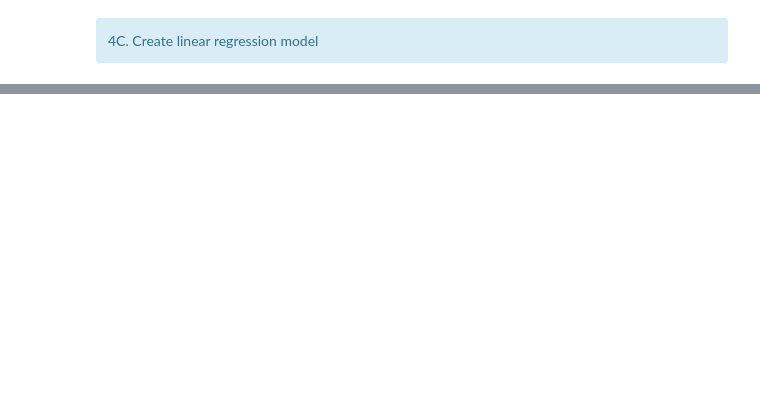
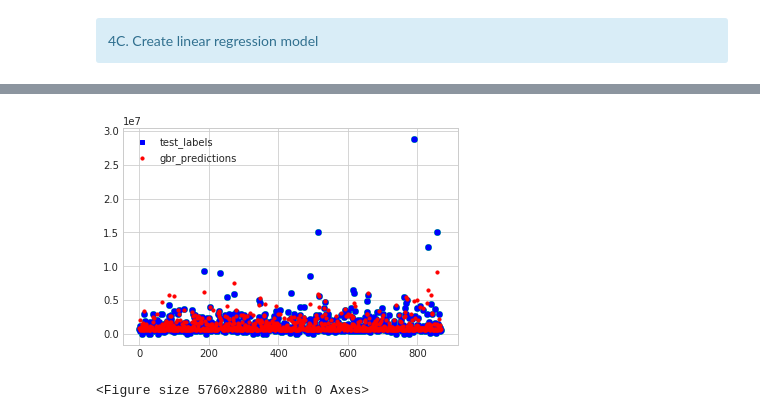
Before and after one commit to stevengarloklee/ckme136-toronto-housing-project, a Jupyter notebook: CKME136 - Capstone Project - Toronto Real Estate Listings - Step 4 - Predictions.ipynb, the cells around one changed output, grey strips where cells are left out. Drawn from its saved outputs; the diff is of its cells as text; code cells hidden in the pictures; blank space fills up the shorter version.

Commit message:
more model predictions

```diff
--- a/CKME136 - Capstone Project - Toronto Real Estate Listings - Step 4 - Predictions.ipynb
+++ b/CKME136 - Capstone Project - Toronto Real Estate Listings - Step 4 - Predictions.ipynb
@@ -71,4 +77,4 @@ y = df_all_features_dataset['listing_price_int']
 # %%
 # Train model
 lm = linear_model.LinearRegression()
-model = lm.fit(train_features, train_labels)
+lm.fit(train_features, train_labels)
@@ -112,0 +104,3 @@ Linear model r^2 score: 0.65
+# %%
+en = ElasticNet(random_state=0)
+en.fit(train_features, train_labels)
@@ -121,0 +165,5 @@ rf.fit(train_features, train_labels)
+# %%
+# instantiate model
+gbr = GradientBoostingRegressor(n_estimators=1000, learning_rate=0.1, max_depth=1, random_state=0, loss='ls')
+#train model
+gbr.fit(train_features, train_labels)
@@ -122,9 +178,8 @@ rf.fit(train_features, train_labels)
 # %%
-# Use the forest's predict method on the test data
-rf_predictions = rf.predict(test_features)
+# Predictions on test_features
+gbr_predictions = gbr.predict(test_features)
 # Calculate the absolute errors
-rf_errors = abs(rf_predictions - test_labels)
+gbr_errors = abs(gbr_predictions - test_labels)
 # Print out the mean absolute error (mae)
 print('Mean Absolute Error:', round(np.mean(rf_errors), 2), 'dollars.')
-# Mean Absolute Error: 3.83 degrees.
 # %% [output]
@@ -147,0 +208,14 @@ Variance score: 0.76
+# %%
+x = array(list(range(len(test_labels))))
+
+fig = plt.figure()
+ax1 = fig.add_subplot(111)
+plt.scatter(x, test_labels)
+ax1.scatter(x, test_labels, s=10, c='b', marker="s", label='test_labels')
+ax1.scatter(x, gbr_predictions, s=10, c='r', marker="o", label='gbr_predictions')
+plt.legend(loc='upper left');
+plt.figure(figsize=(80,40))
+plt.show()
+# %% [output]
+[figure, added]
+<Figure size 5760x2880 with 0 Axes>
```
Also changed, not shown: parts of 24 cells of this notebook, 1 other file.
